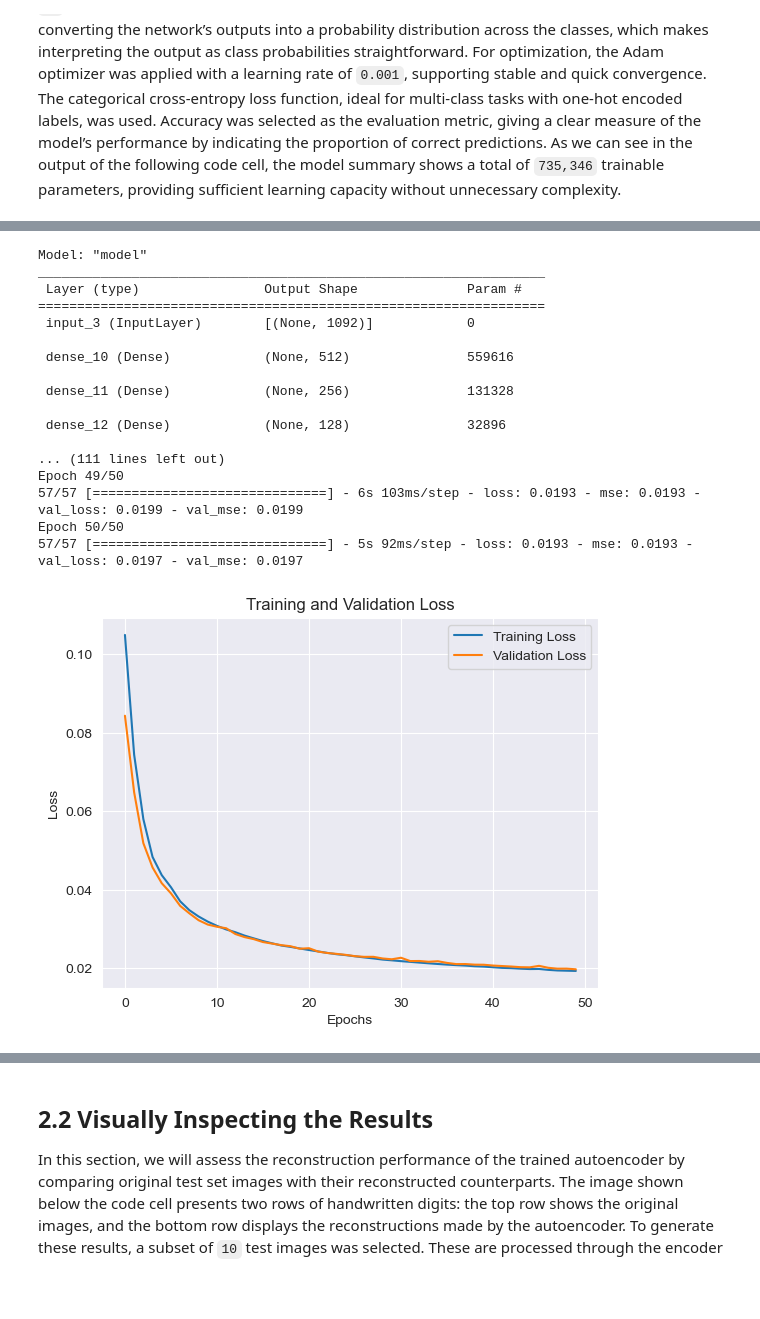
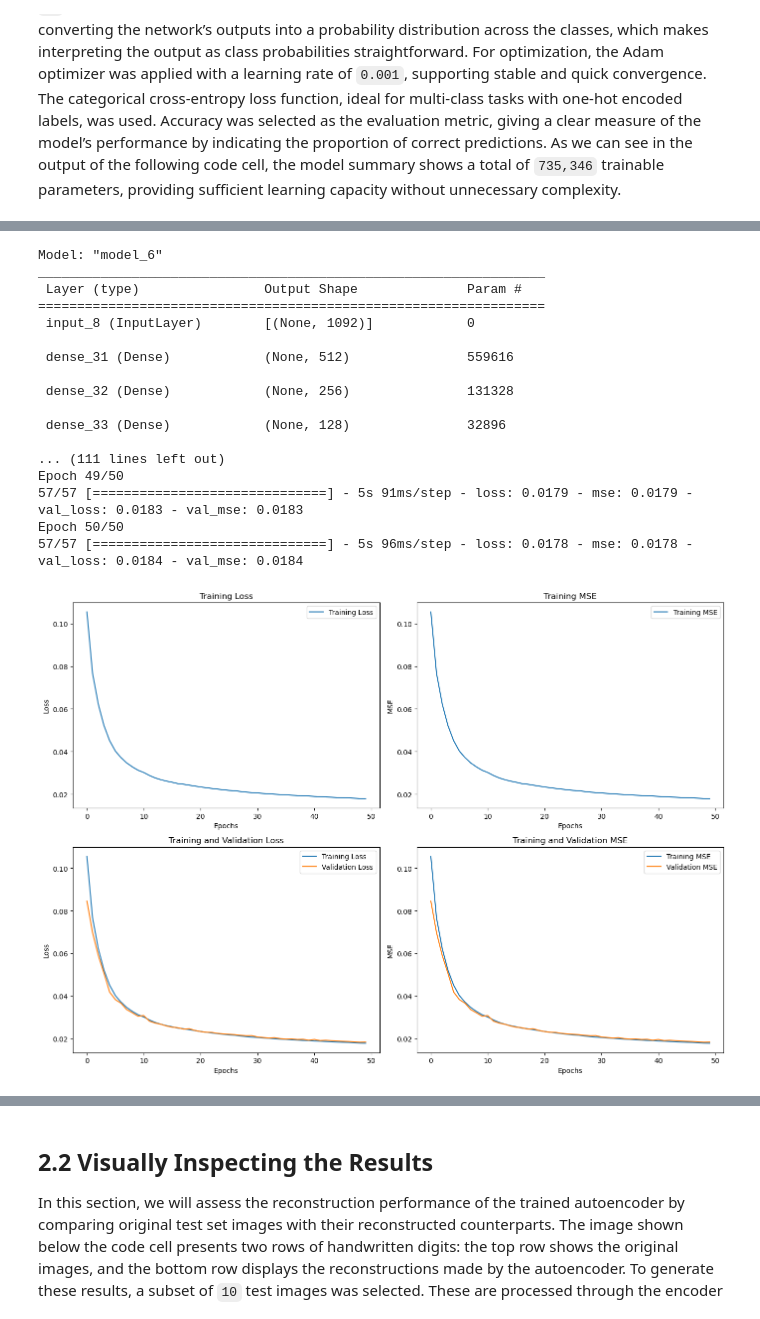
Before and after one commit to andreamoleri/AML-Assignments, a Jupyter notebook: Assignment 2/Assignment 2.ipynb, the cells around one changed output, grey strips where cells are left out. Drawn from its saved outputs; the diff is of its cells as text; code cells hidden in the pictures; blank space fills up the shorter version.

```diff
--- a/Assignment 2/Assignment 2.ipynb
+++ b/Assignment 2/Assignment 2.ipynb
@@ -131,6 +131,10 @@ x_test = x_test.reshape((len(x_test), np.prod(x_test.shape[1:])))
 # Display the maximum value in the training and testing labels
 print(f"Max value in y_train: {np.max(y_train)}")
 print(f"Max value in y_test: {np.max(y_test)}")
+
+# Reduces labels from [1, 50] to [0, 49]
+y_train -= 1
+y_test -= 1
 
 # If the maximum value in the labels is 50, we need to correct this
 if np.max(y_train) == 50:
@@ -682,41 +744,59 @@ history = autoencoder.fit(x_train, x_train,  # Autoencoder is trained with the s
                           epochs=50,  # Set number of epochs
                           batch_size=1024,  # Set batch size for training
                           validation_data=(x_test, x_test),  # Use validation data
                           shuffle=True)  # Shuffle the data at each epoch for better training performance
 
-# Plot the loss curve during training
+# Plot the Training and MSE Graphs
+plt.figure(figsize=(14, 10))
+
+plt.subplot(2, 2, 1)
+plt.plot(history.history['loss'], label='Training Loss')
+plt.title('Training Loss')
+plt.xlabel('Epochs')
+plt.ylabel('Loss')
+plt.legend()
+
+plt.subplot(2, 2, 2)
+plt.plot(history.history['mse'], label='Training MSE')
+plt.title('Training MSE')
+plt.xlabel('Epochs')
+plt.ylabel('MSE')
+plt.legend()
+
+plt.subplot(2, 2, 3)
 plt.plot(history.history['loss'], label='Training Loss')
 plt.plot(history.history['val_loss'], label='Validation Loss')
 plt.title('Training and Validation Loss')
 plt.xlabel('Epochs')
 plt.ylabel('Loss')
 plt.legend()
-plt.show()
 
-# Plot the MSE curve during training
+plt.subplot(2, 2, 4)
 plt.plot(history.history['mse'], label='Training MSE')
 plt.plot(history.history['val_mse'], label='Validation MSE')
 plt.title('Training and Validation MSE')
 plt.xlabel('Epochs')
 plt.ylabel('MSE')
 plt.legend()
+
+plt.tight_layout()
 plt.show()
 # %% [output]
-Model: "model"
+Model: "model_6"
 _________________________________________________________________
  Layer (type)                Output Shape              Param #
 =================================================================
- input_3 (InputLayer)        [(None, 1092)]            0
+ input_8 (InputLayer)        [(None, 1092)]            0
 
- dense_10 (Dense)            (None, 512)               559616
+ dense_31 (Dense)            (None, 512)               559616
 
- dense_11 (Dense)            (None, 256)               131328
+ dense_32 (Dense)            (None, 256)               131328
 
- dense_12 (Dense)            (None, 128)               32896
+ dense_33 (Dense)            (None, 128)               32896
 
 ... (111 lines left out)
 Epoch 49/50
-57/57 [==============================] - 6s 103ms/step - loss: 0.0193 - mse: 0.0193 - val_loss: 0.0199 - val_mse: 0.0199
+57/57 [==============================] - 5s 91ms/step - loss: 0.0179 - mse: 0.0179 - val_loss: 0.0183 - val_mse: 0.0183
 Epoch 50/50
-57/57 [==============================] - 5s 92ms/step - loss: 0.0193 - mse: 0.0193 - val_loss: 0.0197 - val_mse: 0.0197
+57/57 [==============================] - 5s 96ms/step - loss: 0.0178 - mse: 0.0178 - val_loss: 0.0184 - val_mse: 0.0184
-[figure, old version]
+[figure, new version]
```
Also changed, not shown: parts of 16 cells of this notebook.
